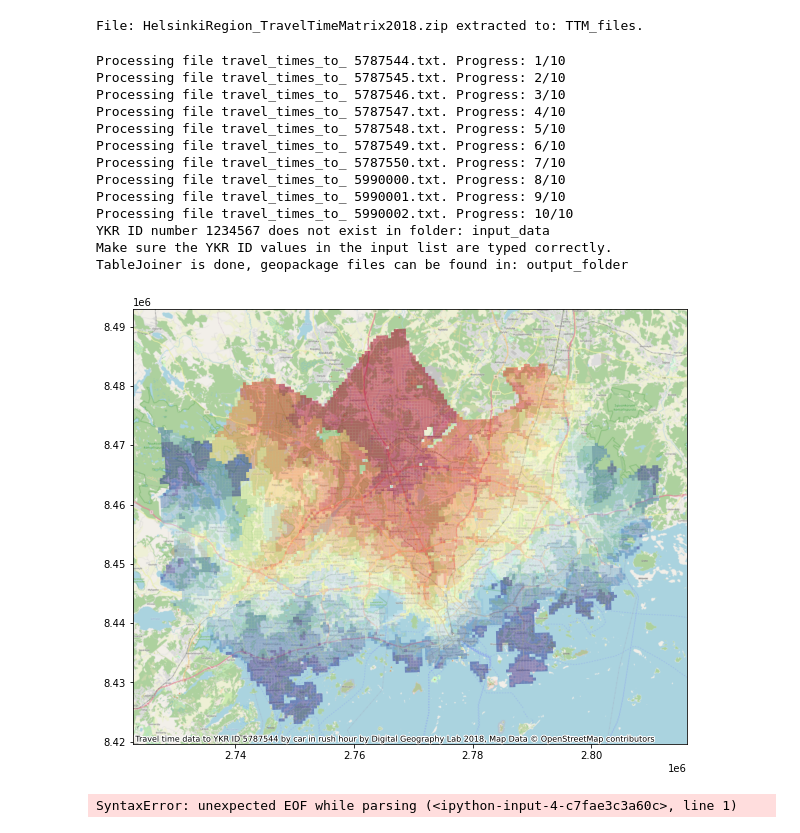
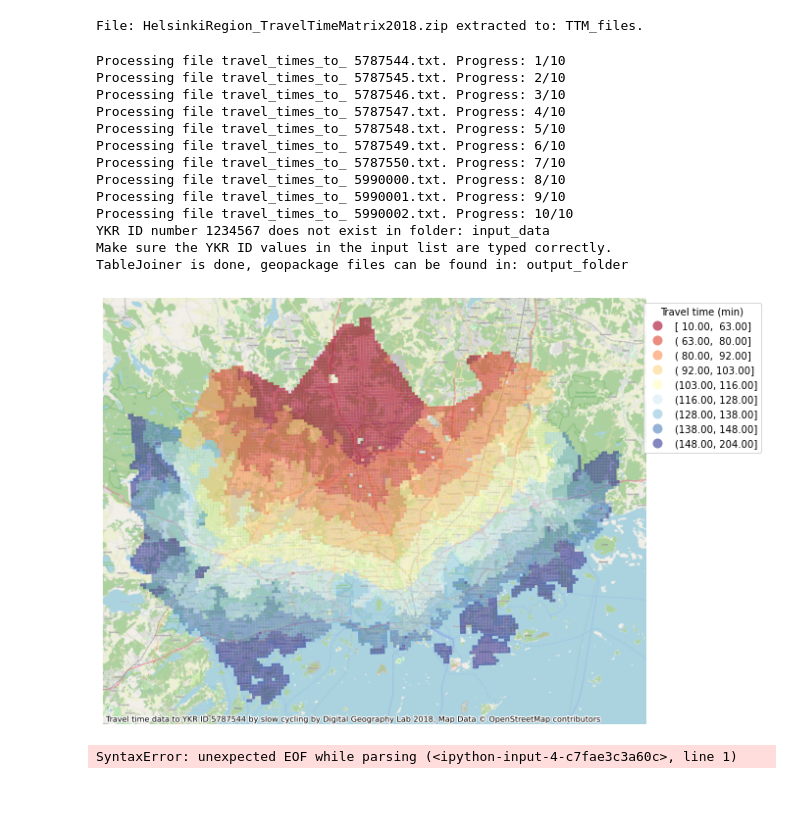
Before and after one commit to AutoGIS-2020/final-assignment-pjustus, a Jupyter notebook: AccessViz.ipynb, the cells around one changed output. Drawn from its saved outputs; the diff is of its cells as text; code cells hidden in the pictures; blank space fills up the shorter version.

Commit message:
added travel modes to Visualizer

```diff
--- a/AccessViz.ipynb
+++ b/AccessViz.ipynb
@@ -474,22 +562,22 @@ def Visualizer(YKR_IDs: list, output_folder: str, travel_mode: str, map_type: st
     else:
         print("Check the spelling of map_type parameter!")
 # %%
-Visualizer(lista, "output_folder", "car", "static")
+Visualizer(lista, "output_folder", "bike", "static")
 # %% [output]
 Processing file travel_times_to_ 5787544.txt. Progress: 1/10
 Processing file travel_times_to_ 5787545.txt. Progress: 2/10
 Processing file travel_times_to_ 5787546.txt. Progress: 3/10
 Processing file travel_times_to_ 5787547.txt. Progress: 4/10
 Processing file travel_times_to_ 5787548.txt. Progress: 5/10
 Processing file travel_times_to_ 5787549.txt. Progress: 6/10
 Processing file travel_times_to_ 5787550.txt. Progress: 7/10
 Processing file travel_times_to_ 5990000.txt. Progress: 8/10
 Processing file travel_times_to_ 5990001.txt. Progress: 9/10
 Processing file travel_times_to_ 5990002.txt. Progress: 10/10
 YKR ID number 1234567 does not exist in folder: input_data
 Make sure the YKR ID values in the input list are typed correctly.
 TableJoiner is done, geopackage files can be found in: output_folder
-[figure, old version]
+[figure, new version]
 # %%
 def ComparisonTool():
 # %% [output]
```
Also changed, not shown: parts of 1 cell of this notebook.
